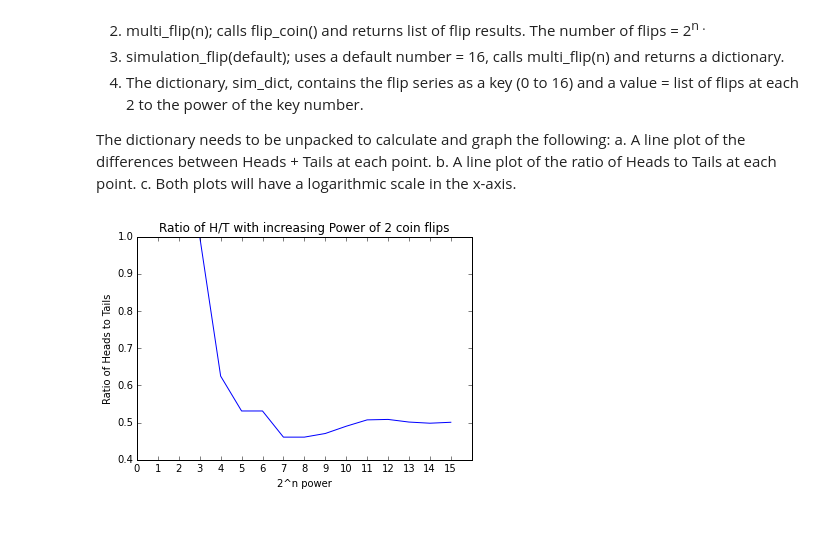
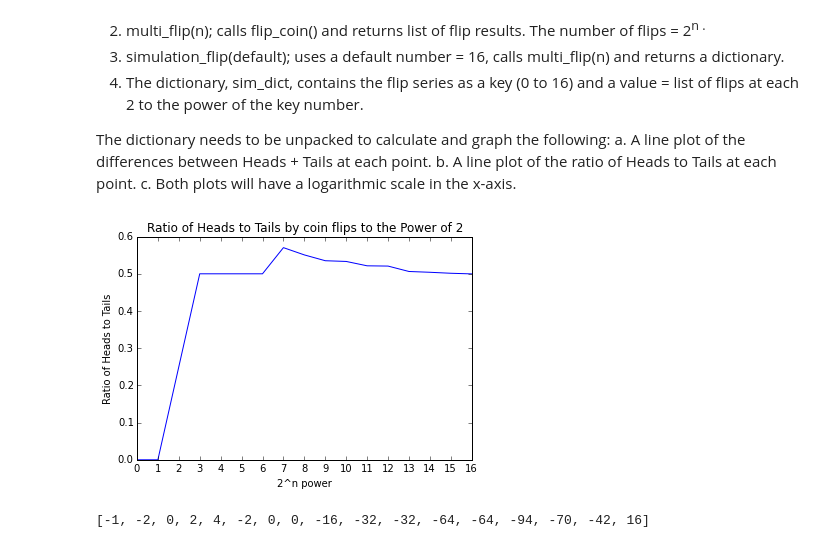
Before and after one commit to BobAmand/flipping-out, a Jupyter notebook: coin-flips.ipynb, the cells around one changed output. Drawn from its saved outputs; the diff is of its cells as text; code cells hidden in the pictures.

```diff
--- a/coin-flips.ipynb
+++ b/coin-flips.ipynb
@@ -68,13 +68,13 @@ a. A line plot of the differences between Heads + Tails at each point.    b. A l
 c. Both plots will have a logarithmic scale in the x-axis.
 # %%
 x1=[0, 1, 2, 3, 4, 5, 6, 7, 8, 9, 10, 11, 12, 13, 14, 15, 16]
-y1=[1.0, 1.0, 1.0, 1.0, 0.625, 0.53125, 0.53125, 0.4609375, 0.4609375, 0.470703125, 0.490234375, 0.50732421875, 0.508544921875, 0.50146484375, 0.49835205078125, 0.500885009765625]
+y1=[0.0, 0.0, 0.25, 0.5, 0.5, 0.5, 0.5, 0.5703125, 0.55078125, 0.53515625, 0.533203125, 0.521484375, 0.520751953125, 0.5062255859375, 0.50408935546875, 0.501434326171875, 0.4997406005859375]
 
 plt.plot(y1)
 plt.xticks(range(17), x1)
 plt.xlabel('2^n power')
 plt.ylabel('Ratio of Heads to Tails')
 plt.title('Ratio of Heads to Tails by coin flips to the Power of 2')
 plt.show()
 # %% [output]
-[figure, old version]
+[figure, new version]
@@ -82,0 +81,13 @@ plt.show()
+# %%
+# preparation for the line plot: difference between heads and tails
+n = 17
+def diff_flip(n):
+    bucket = multi_flip(n)
+    diff_head_tail = []
+    for i in range(n):
+        diff_head_tail.append(bucket[i][0]-bucket[i][1])
+    return diff_head_tail
+
+print(diff_flip(n))
+# %% [output]
+[-1, -2, 0, 2, 4, -2, 0, 0, -16, -32, -32, -64, -64, -94, -70, -42, 16]
```
Also changed, not shown: parts of 8 cells of this notebook.
